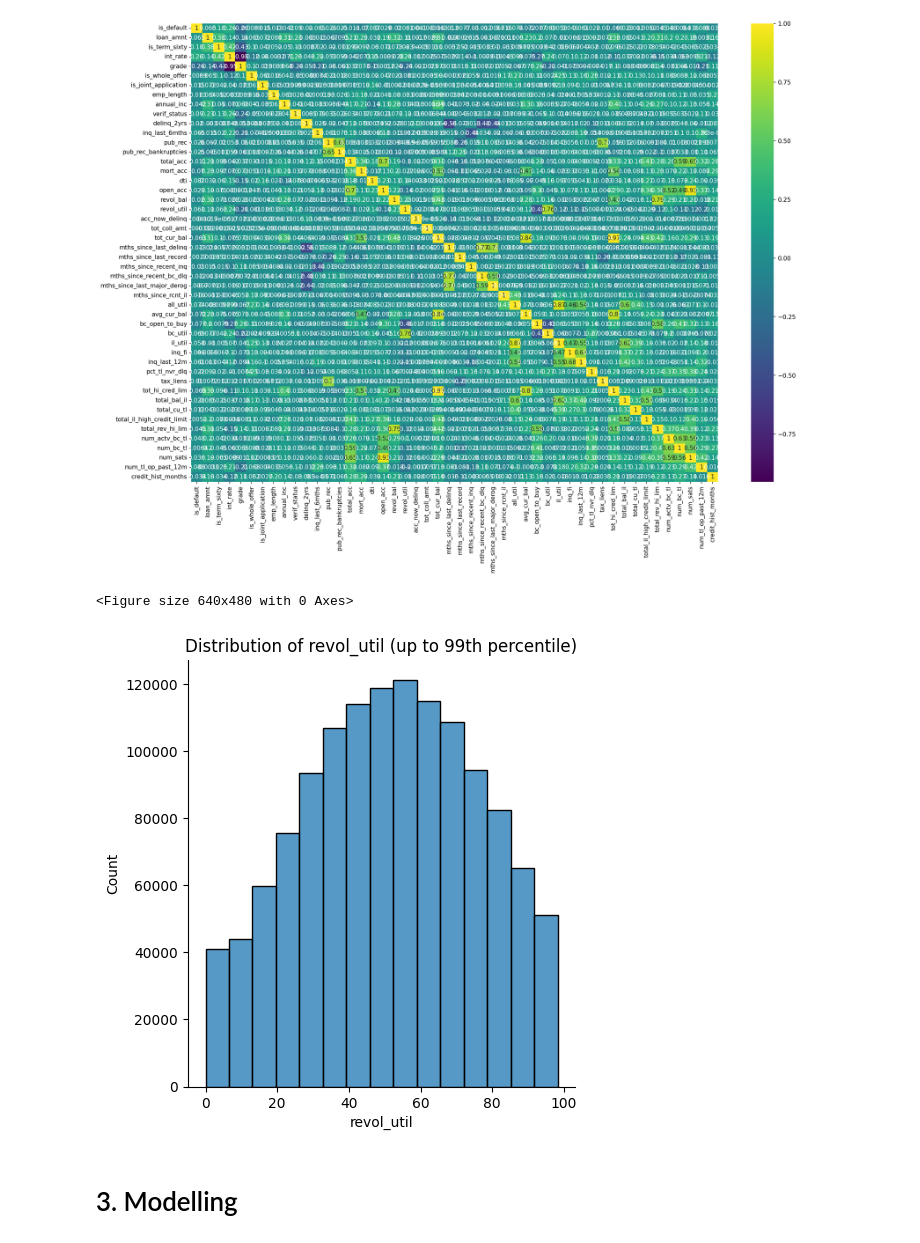
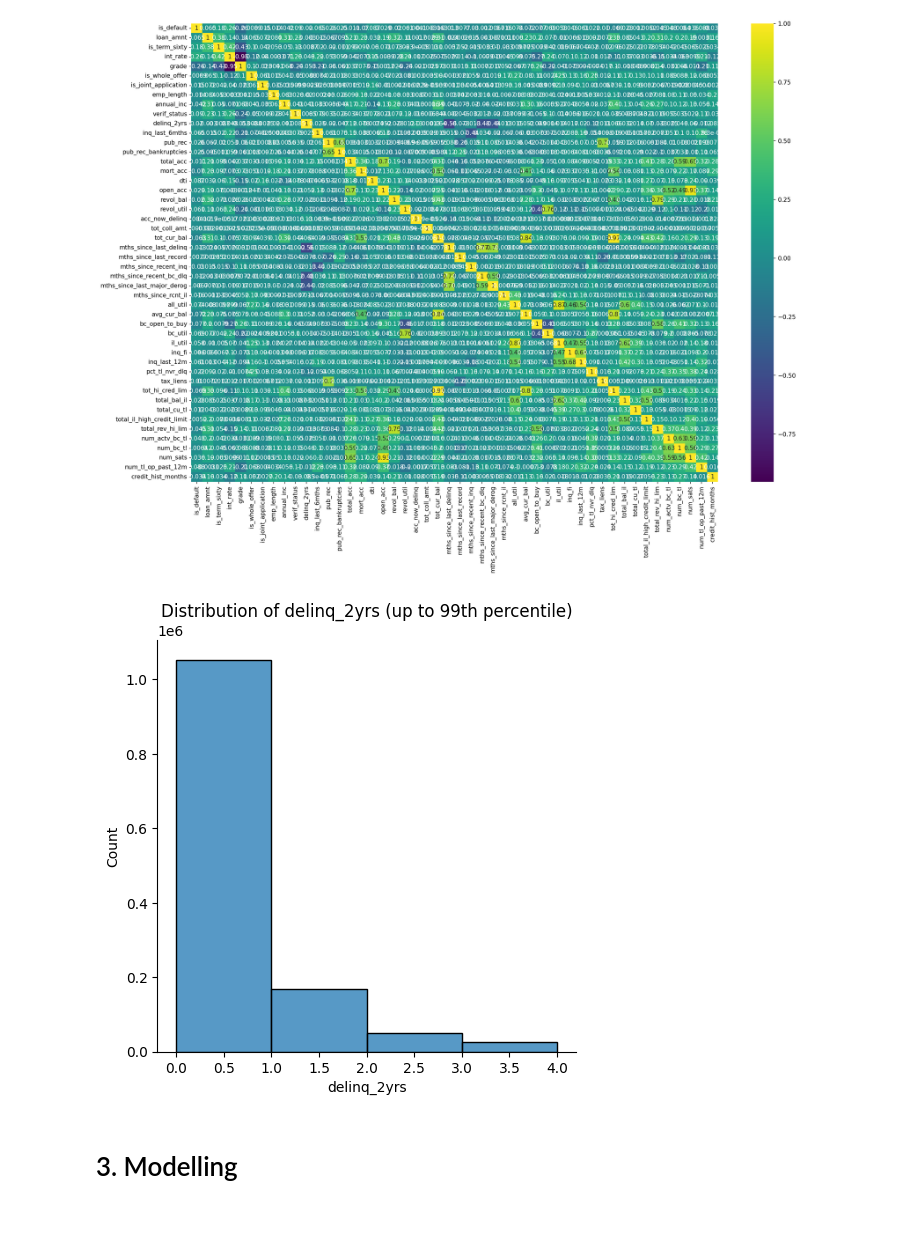
Before and after one commit to rudimentos/Credit-Risk_DataAnalysis_project, a Jupyter notebook: notebook_v2_final.ipynb, the cells around one changed output. Saved outputs shown, nothing was run; the diff lists cells and outputs as text; code cells hidden in the pictures.

Commit message:
fixed graphs not saving properly

```diff
--- a/notebook_v2_final.ipynb
+++ b/notebook_v2_final.ipynb
@@ -259,16 +259,17 @@ plt.savefig("EDA_graphs/correlation_heatmap.png", dpi=150)
 # %% [output]
 [figure]
 # %%
-colvar = "revol_util"
-binsvar = 15
+colvar = "delinq_2yrs"
+binsvar = 4
 upper_limit = df[colvar].quantile(0.99)
+
 sns.displot(data=df[df[colvar] <= upper_limit], x=colvar, bins=binsvar)
 plt.title(f"Distribution of {colvar} (up to 99th percentile)")
+
+plt.savefig(f'EDA_graphs/{colvar} distribution', dpi=300)
 plt.show()
-plt.savefig(f'EDA_graphs/{colvar} distribution')
 # %% [output]
-<Figure size 640x480 with 0 Axes>
-[figure, old version]
+[figure, new version]
 # %% [markdown]
 # 3. Modelling
 # %%
```
Also changed, not shown: parts of 1 cell of this notebook, 7 other files.
